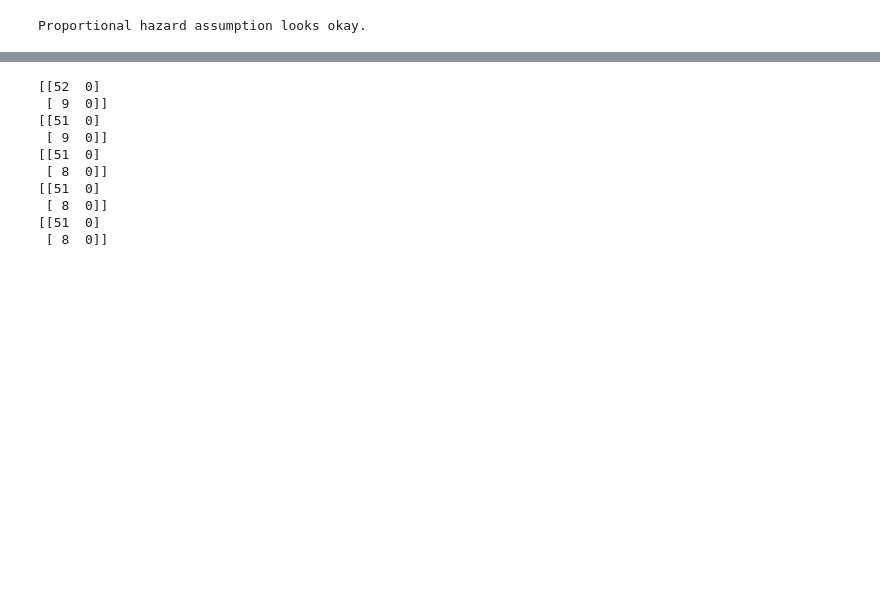
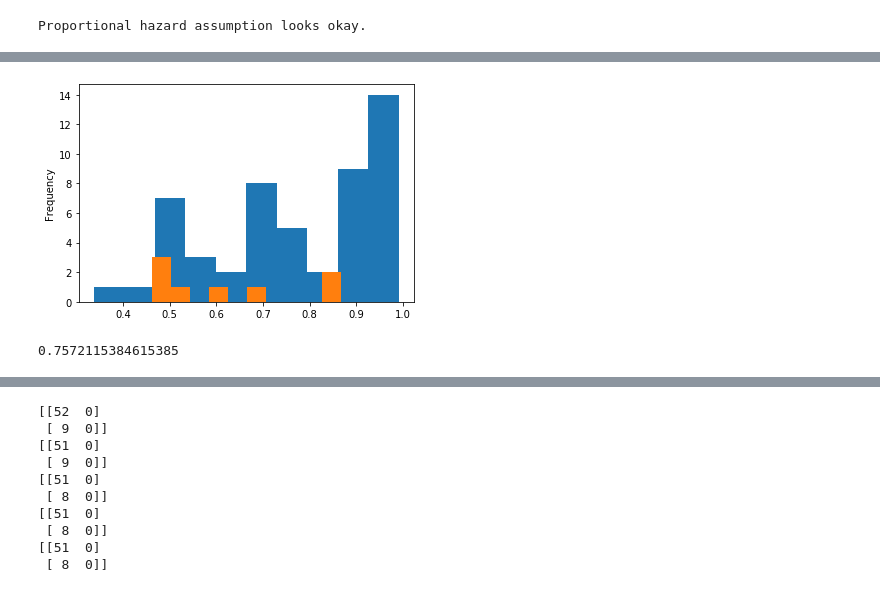
Before and after one commit to GillesVandewiele/EHG-Oversampling, a Jupyter notebook: Feature Analysis.ipynb, the cells around one changed output, grey strips where cells are left out. Saved outputs shown, nothing was run; the diff lists cells and outputs as text; code cells hidden in the pictures; blank space fills up the shorter version.

```diff
--- a/Feature Analysis.ipynb
+++ b/Feature Analysis.ipynb
@@ -520,0 +803,15 @@ dtype: int64
+# %%
+train_preterm = train_feature_matrix['Rectime'].values * 7 + train_feature_matrix['duration'] <= 37*7
+# Let's append the samples 5 times (total weight of 6)
+train_feature_matrix_aug = [train_feature_matrix]
+for _ in range(5):
+    train_feature_matrix_aug.append(train_feature_matrix.loc[train_preterm, :])
+train_feature_matrix_aug = pd.concat(train_feature_matrix_aug)
+
+clf = RandomSurvivalForest(n_estimators=250, min_samples_split=5)
+y_train = train_feature_matrix_aug[['duration']]
+y_train['event'] = True
+y_train['event'] = y_train['event'].astype(int)
+y_train['duration'] = y_train['duration'].astype(float) * 7
+y = np.array([(x[0], x[1]) for x in y_train[['event', 'duration']].values], dtype=[('bool', np.bool),('duration', 'd')])
+clf.fit(train_feature_matrix_aug.drop('duration', axis=1), y)
@@ -520,0 +839,30 @@ dtype: int64
+# %%
+term_preds = []
+preterm_preds = []
+for i, row in test_feature_matrix.iterrows():
+#     rectime_index = list(scaled_test_features.columns).index('Rectime')
+#     rectime = scaler.inverse_transform([row])[0][rectime_index]
+    rectime = row['Rectime']
+    time_to_term = (37 - rectime) * 7
+    closest_col, min_dist = None, float('inf')
+    for col, time in enumerate(clf.event_times_):
+        if abs(time - time_to_term) < min_dist:
+            min_dist = abs(time - time_to_term)
+            closest_col = col
+#     print(rectime * 7 + row['duration'] >= 37 * 7, rectime, row['duration'], time_to_term, clf.event_times_[closest_col], clf.predict_survival_function([row.drop('duration')])[0, closest_col])
+    if rectime * 7 + row['duration'] * 7 >= 37 * 7:
+        term_preds.append(clf.predict_survival_function([row.drop('duration')])[0, closest_col])
+    else:
+        preterm_preds.append(clf.predict_survival_function([row.drop('duration')])[0, closest_col])
+# %%
+from sklearn.metrics import roc_auc_score
+f, ax= plt.subplots()
+pd.Series(term_preds).plot(kind='hist', ax=ax)
+pd.Series(preterm_preds).plot(kind='hist', ax=ax)
+plt.show()
+
+roc_auc_score([1]*len(term_preds) + [0]*len(preterm_preds), term_preds + preterm_preds)
+#6384615384615385
+# %% [output]
+[figure, added]
+0.7572115384615385
```
Also changed, not shown: parts of 19 cells of this notebook, 1 other file.
